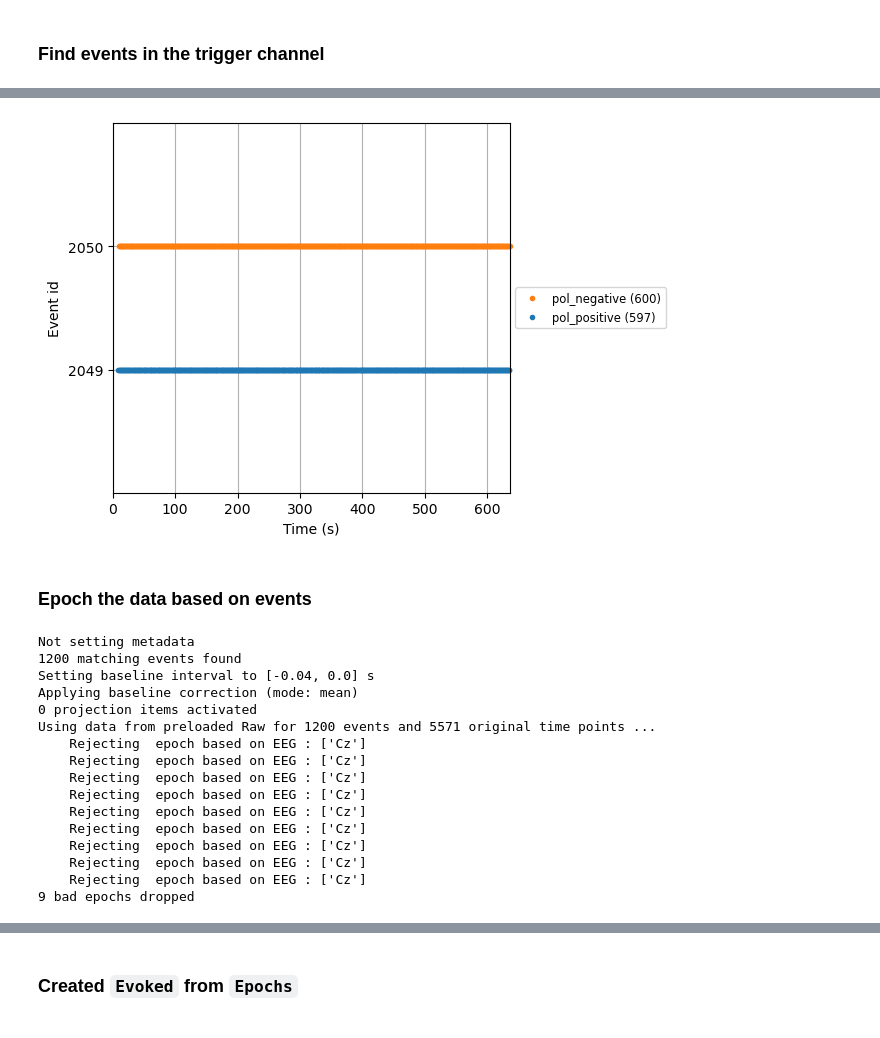
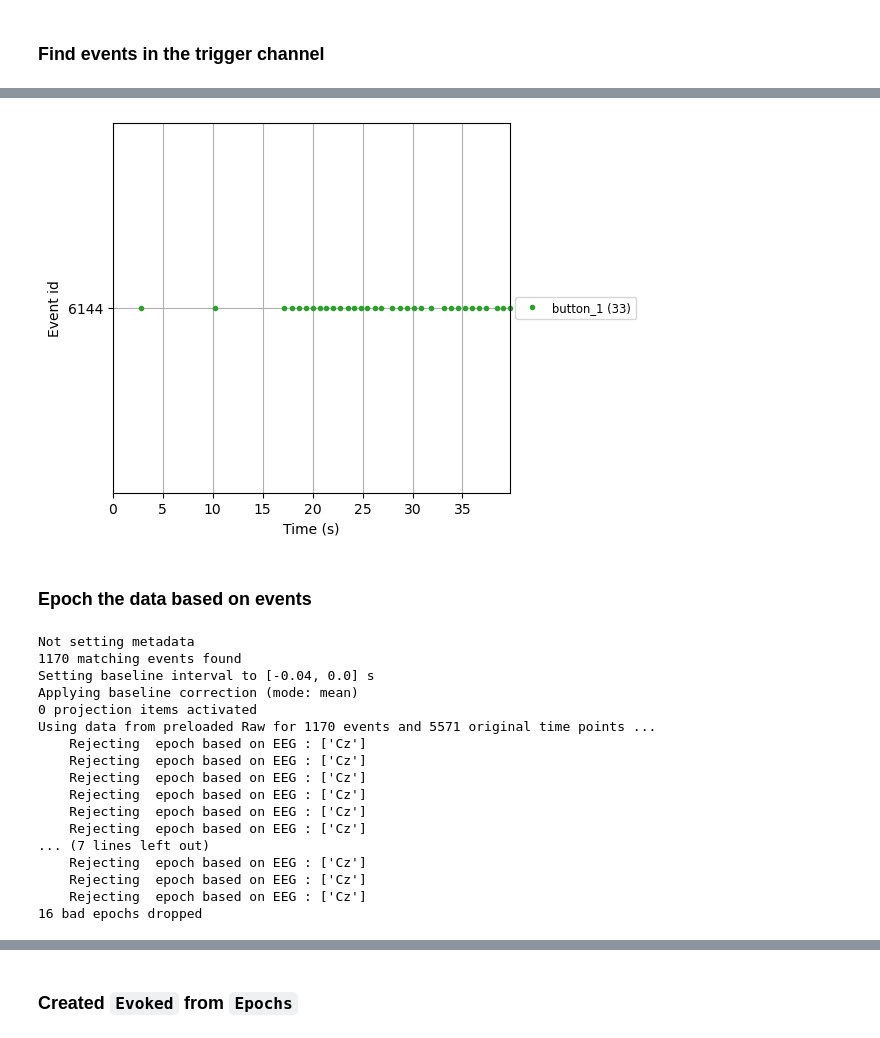
Before and after one commit to sitek/EAM1-FFR, a Jupyter notebook: ffr_processing_mne.ipynb, the cells around one changed output, grey strips where cells are left out. Drawn from its saved outputs; the diff is of its cells as text; code cells hidden in the pictures.

```diff
--- a/ffr_processing_mne.ipynb
+++ b/ffr_processing_mne.ipynb
@@ -146,9 +139,18 @@ print(counts)
+# %%
+event_dict = {#'pol_positive': 2049,
+              #'pol_negative': 2050,
+              'button_1': 6144,
+              #'button_2': 6145,
+              #'button_3': 6149,
+              }
 # %%
 fig = mne.viz.plot_events(
-    events, event_id=event_dict, sfreq=data_filtered.info["sfreq"], first_samp=data_filtered.first_samp
+            events[:100], event_id=event_dict,
+            sfreq=data_filtered.info["sfreq"],
+            first_samp=data_filtered.first_samp
 )
 # %% [output]
-[figure, old version]
+[figure, new version]
 # %% [markdown]
 ### Epoch the data based on events
 # %%
@@ -162,21 +164,22 @@ epochs = mne.Epochs(data_filtered,
                     reject=dict(eeg=75e-6)).drop_bad()
 # %% [output]
 Not setting metadata
-1200 matching events found
+1170 matching events found
 Setting baseline interval to [-0.04, 0.0] s
 Applying baseline correction (mode: mean)
 0 projection items activated
-Using data from preloaded Raw for 1200 events and 5571 original time points ...
+Using data from preloaded Raw for 1170 events and 5571 original time points ...
     Rejecting  epoch based on EEG : ['Cz']
     Rejecting  epoch based on EEG : ['Cz']
     Rejecting  epoch based on EEG : ['Cz']
     Rejecting  epoch based on EEG : ['Cz']
     Rejecting  epoch based on EEG : ['Cz']
     Rejecting  epoch based on EEG : ['Cz']
+... (7 lines left out)
     Rejecting  epoch based on EEG : ['Cz']
     Rejecting  epoch based on EEG : ['Cz']
     Rejecting  epoch based on EEG : ['Cz']
-9 bad epochs dropped
+16 bad epochs dropped
 # %%
 epochs.drop_log[:10]
 # %% [output]
```
Also changed, not shown: parts of 25 cells of this notebook.
